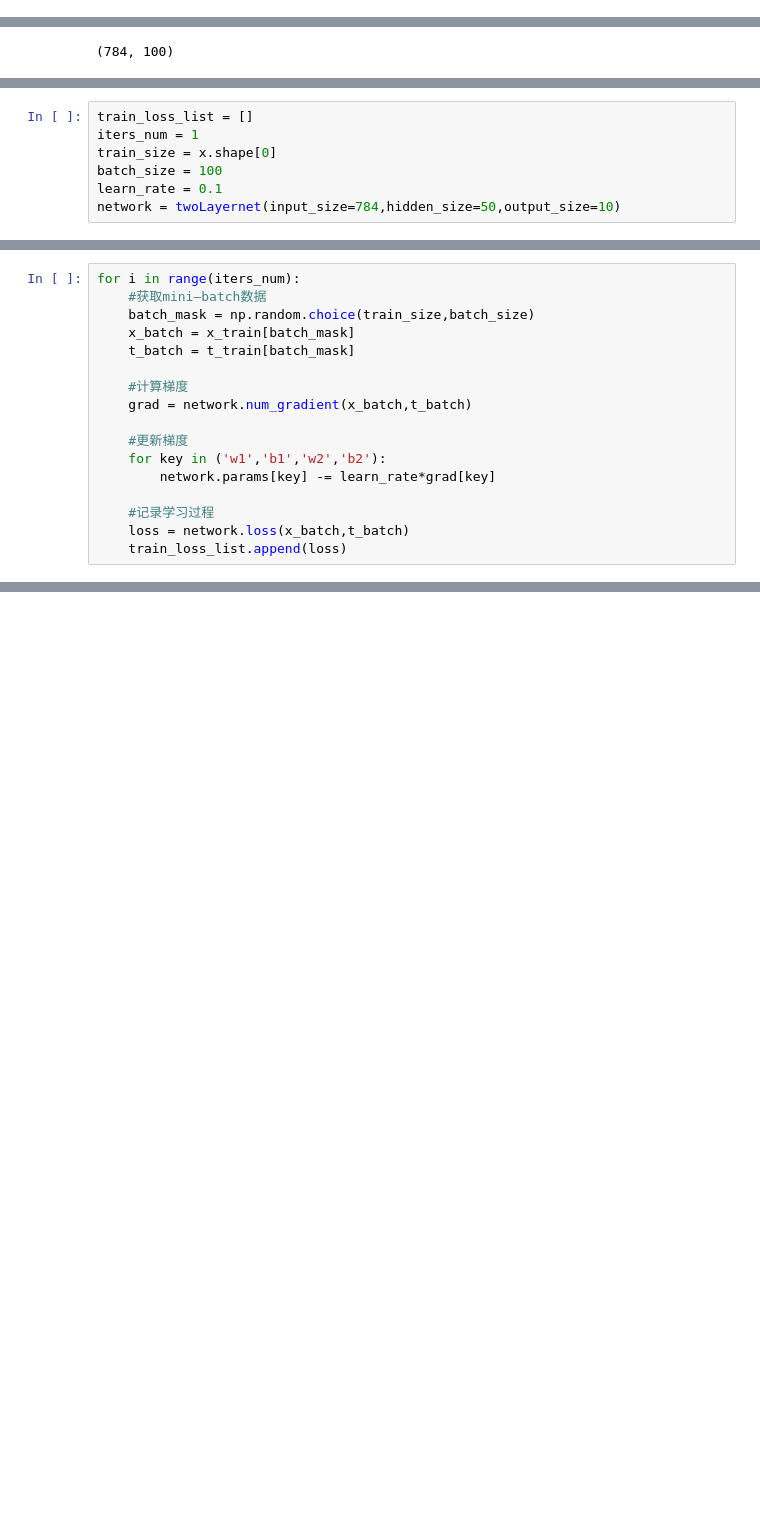
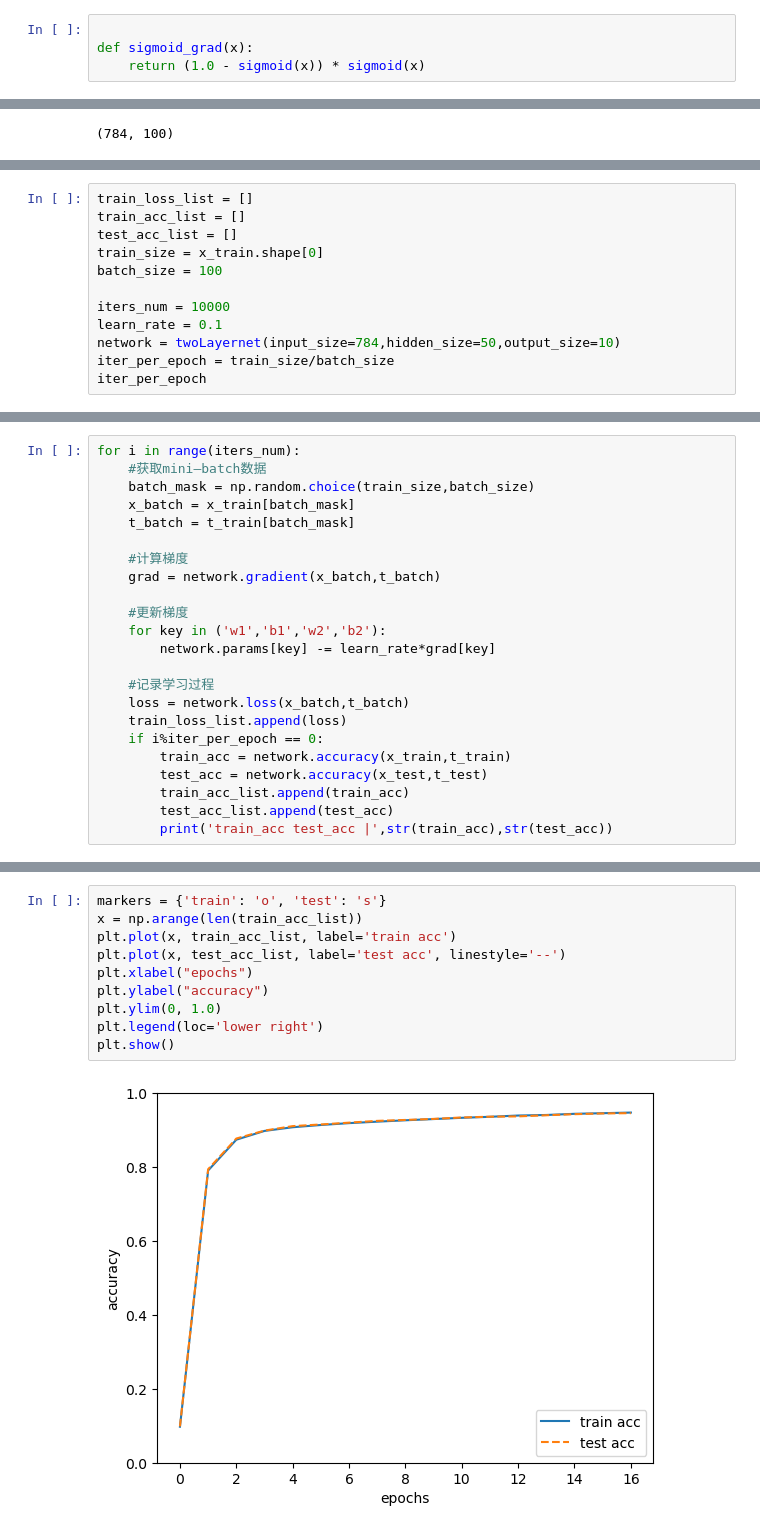
Before and after one commit to AsukaCamellia/DeepLearningFromScratch, a Jupyter notebook: mycode/chapter4/exercise.ipynb, the cells around one changed output, grey strips where cells are left out. Saved outputs shown, nothing was run; the diff lists cells and outputs as text; blank space fills up the shorter version.

Commit message:
change gradient and acc

```diff
--- a/mycode/chapter4/exercise.ipynb
+++ b/mycode/chapter4/exercise.ipynb
@@ -678,6 +678,10 @@ array([[0.01821127, 0.24519181, 0.73659691],
 # %%
 def sigmoid(x):
     return 1 / (1 + np.exp(-x))
+# %%
+
+def sigmoid_grad(x):
+    return (1.0 - sigmoid(x)) * sigmoid(x)
 # %%
 class twoLayernet:
     def __init__(self,input_size,hidden_size,output_size,weight_init_std=0.01) -> None:
@@ -733,7 +760,12 @@ x_train, t_train, x_test, t_test = load_mnist(flatten=True, normalize=True,one_h
 # %%
 train_loss_list = []
-iters_num = 1
-train_size = x.shape[0]
+train_acc_list = []
+test_acc_list = []
+train_size = x_train.shape[0]
 batch_size = 100
+
+iters_num = 10000
 learn_rate = 0.1
 network = twoLayernet(input_size=784,hidden_size=50,output_size=10)
+iter_per_epoch = train_size/batch_size
+iter_per_epoch
@@ -745,7 +779,7 @@ for i in range(iters_num):
     t_batch = t_train[batch_mask]
 
     #计算梯度
-    grad = network.num_gradient(x_batch,t_batch)
+    grad = network.gradient(x_batch,t_batch)
 
     #更新梯度
     for key in ('w1','b1','w2','b2'):
@@ -754,3 +788,9 @@ for i in range(iters_num):
     #记录学习过程
     loss = network.loss(x_batch,t_batch)
     train_loss_list.append(loss)
+    if i%iter_per_epoch == 0:
+        train_acc = network.accuracy(x_train,t_train)
+        test_acc = network.accuracy(x_test,t_test)
+        train_acc_list.append(train_acc)
+        test_acc_list.append(test_acc)
+        print('train_acc test_acc |',str(train_acc),str(test_acc))
@@ -776,0 +815,12 @@ train_loss_list
+# %%
+markers = {'train': 'o', 'test': 's'}
+x = np.arange(len(train_acc_list))
+plt.plot(x, train_acc_list, label='train acc')
+plt.plot(x, test_acc_list, label='test acc', linestyle='--')
+plt.xlabel("epochs")
+plt.ylabel("accuracy")
+plt.ylim(0, 1.0)
+plt.legend(loc='lower right')
+plt.show()
+# %% [output]
+[figure, added]
```
Also changed, not shown: parts of 11 cells of this notebook.
